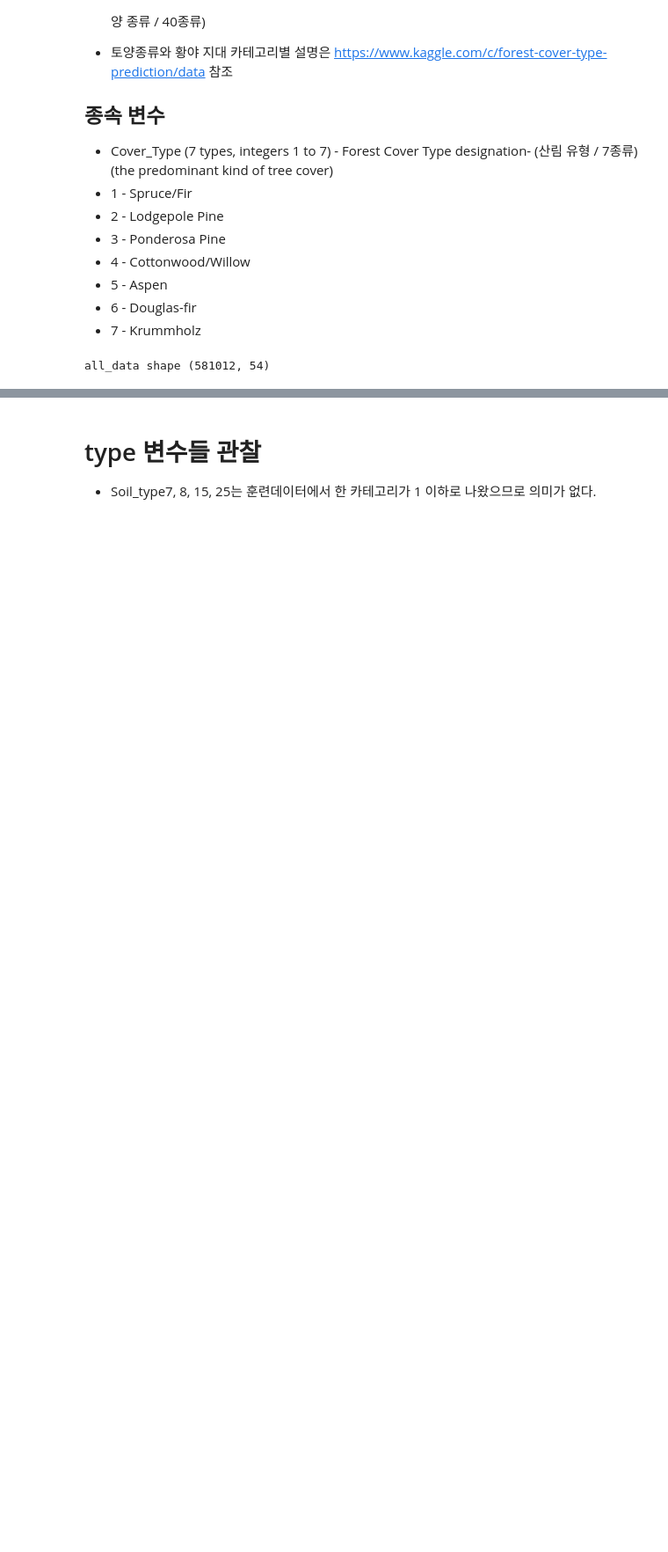
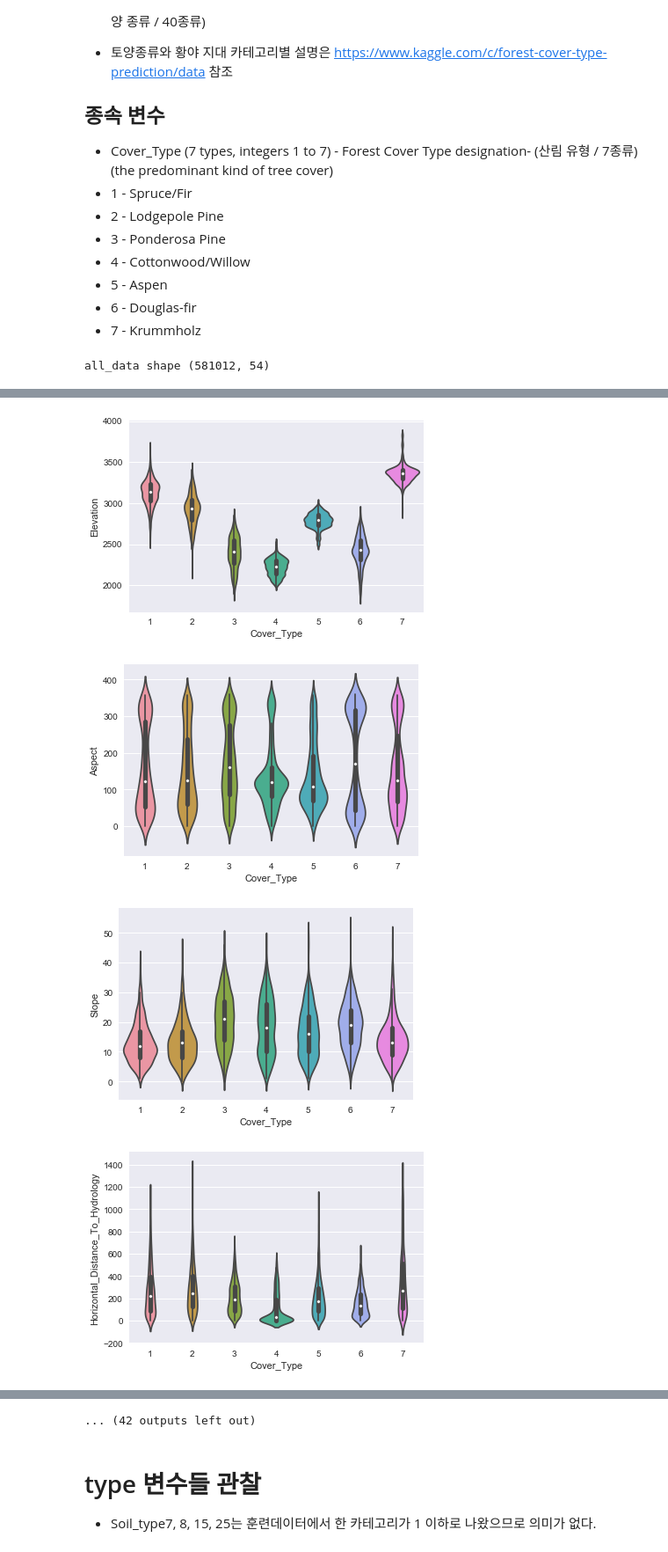
Before and after one commit to kjw1oo/Kaggle_project, a Jupyter notebook: Tree_Cover_type.ipynb, the cells around one changed output, grey strips where cells are left out. Shown at 88% size. Cells and saved outputs as stored; diff of their text form; code cells hidden in the pictures; blank space fills up the shorter version.

```diff
--- a/Tree_Cover_type.ipynb
+++ b/Tree_Cover_type.ipynb
@@ -86,0 +69,9 @@ all_data shape (581012, 54)
+# %%
+for i in range(train.shape[1] - 1):
+    sns.violinplot(train.iloc[:, -1] ,y=train.iloc[:, i])
+    plt.show()
+# %% [output]
+[figure, added]
+[figure, added]
+[figure, added]
+[figure, added]
@@ -87,3 +86,4 @@ all_data shape (581012, 54)
+... (42 outputs left out)
 # %% [markdown]
 # type 변수들 관찰
 - Soil_type7, 8, 15, 25는 훈련데이터에서 한 카테고리가 1 이하로 나왔으므로 의미가 없다.
```
Also changed, not shown: parts of 26 cells of this notebook.
